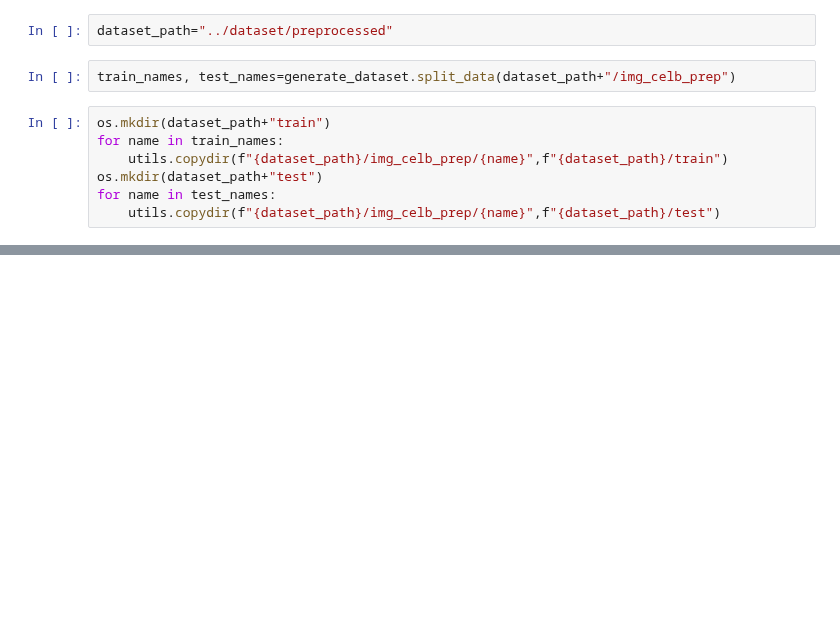
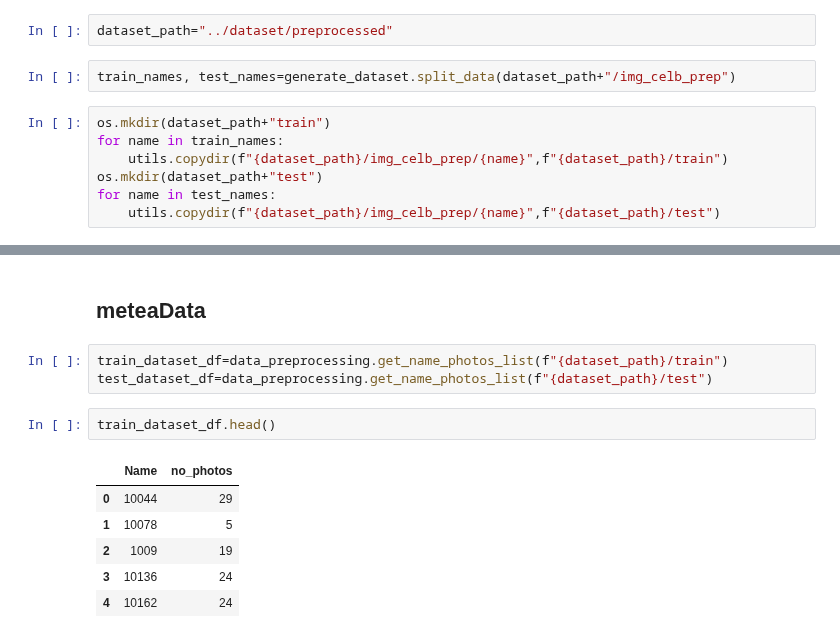
Before and after one commit to ahmedbadr97/conv-facenet, a Jupyter notebook: notebooks/data_preprocessing.ipynb, the cells around one changed output, grey strips where cells are left out. Saved outputs shown, nothing was run; the diff lists cells and outputs as text; blank space fills up the shorter version.

```diff
--- a/notebooks/data_preprocessing.ipynb
+++ b/notebooks/data_preprocessing.ipynb
@@ -42,0 +53,14 @@ for name in test_names:
+# %% [markdown]
+## meteaData
+# %%
+train_dataset_df=data_preprocessing.get_name_photos_list(f"{dataset_path}/train")
+test_dataset_df=data_preprocessing.get_name_photos_list(f"{dataset_path}/test")
+# %%
+train_dataset_df.head()
+# %% [output]
+|  | Name | no_photos |
+| 0 | 10044 | 29 |
+| 1 | 10078 | 5 |
+| 2 | 1009 | 19 |
+| 3 | 10136 | 24 |
+| 4 | 10162 | 24 |
```
Also changed, not shown: parts of 8 cells of this notebook, 3 other files.
